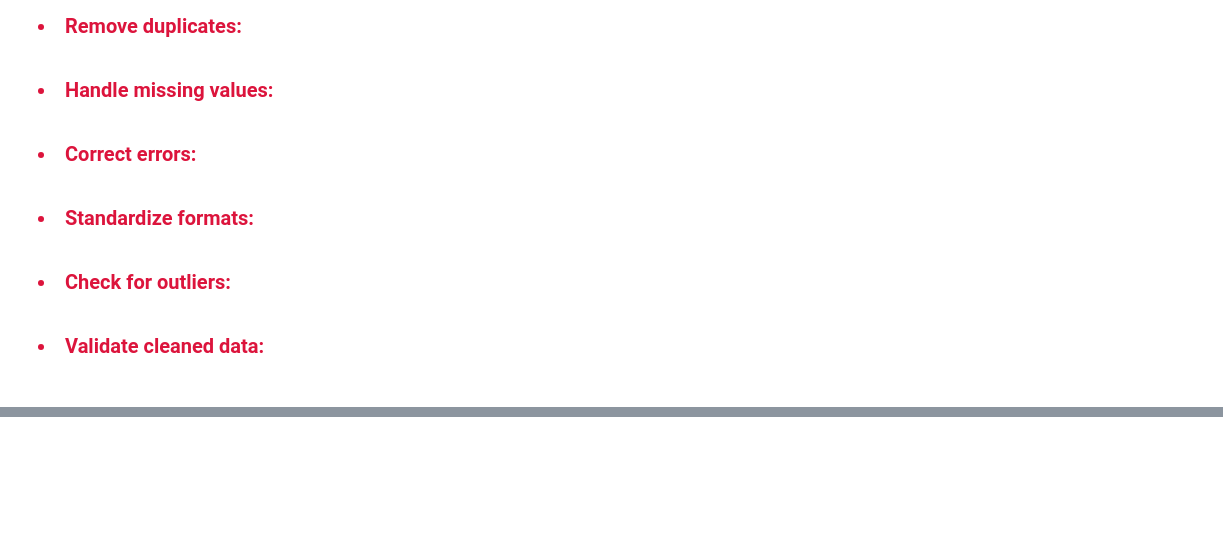
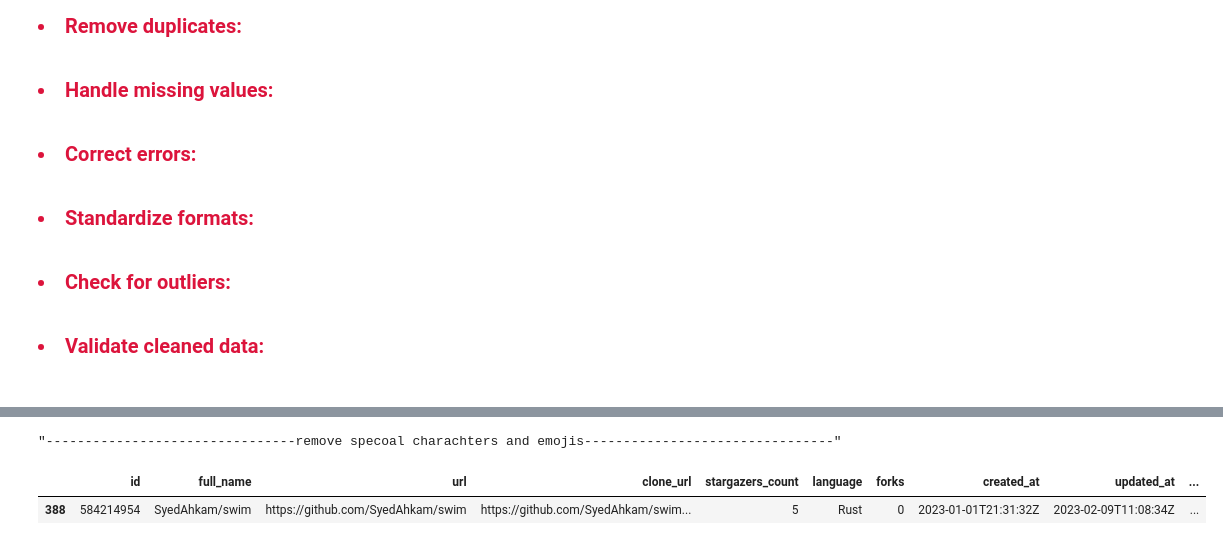
Before and after one commit to yassinessadi/data-engineer-youcode, a Jupyter notebook: Brief_github_cleaning/cleaning_github.ipynb, the cells around one changed output, grey strips where cells are left out. Drawn from its saved outputs; the diff is of its cells as text; code cells hidden in the pictures; blank space fills up the shorter version.

```diff
--- a/Brief_github_cleaning/cleaning_github.ipynb
+++ b/Brief_github_cleaning/cleaning_github.ipynb
@@ -239,0 +316,10 @@ dtype: object
+# %%
+df['created_at'] = pd.to_datetime(df['created_at'])
+df['updated_at'] = pd.to_datetime(df['updated_at'])
+df['pushed_at'] = pd.to_datetime(df['pushed_at'])
+print('\x1b[31m\"--------------------------------created--------------------------------\"\x1b[0m')
+print(df['created_at'].dt.date.head(2))
+print('\x1b[31m\"--------------------------------updated--------------------------------\"\x1b[0m')
+print(df['updated_at'].dt.date.head(2))
+print('\x1b[31m\"--------------------------------pushed--------------------------------\"\x1b[0m')
+print(df['pushed_at'].dt.date.head(2))
@@ -239,0 +343,18 @@ dtype: object
+# %%
+import re
+print('\x1b[31m\"--------------------------------remove specoal charachters and emojis--------------------------------\"\x1b[0m')
+
+def clean_description(description):
+    if isinstance(description, str):
+        cleaned_text = re.sub(r'[^\w\s]', '', description)
+        cleaned_text = re.sub(r'\s+', ' ', cleaned_text)
+        return cleaned_text.strip()
+    else:
+        return description
+
+df['description'] = df['description'].apply(clean_description)
+df[df['full_name'] =='SyedAhkam/swim']
+# %% [output]
+"--------------------------------remove specoal charachters and emojis--------------------------------"
+|  | id | full_name | url | clone_url | stargazers_count | language | forks | created_at | updated_at | ... |
+| 388 | 584214954 | SyedAhkam/swim | https://github.com/SyedAhkam/swim | https://github.com/SyedAhkam/swim... | 5 | Rust | 0 | 2023-01-01T21:31:32Z | 2023-02-09T11:08:34Z | ... |
```
Also changed, not shown: parts of 22 cells of this notebook.
